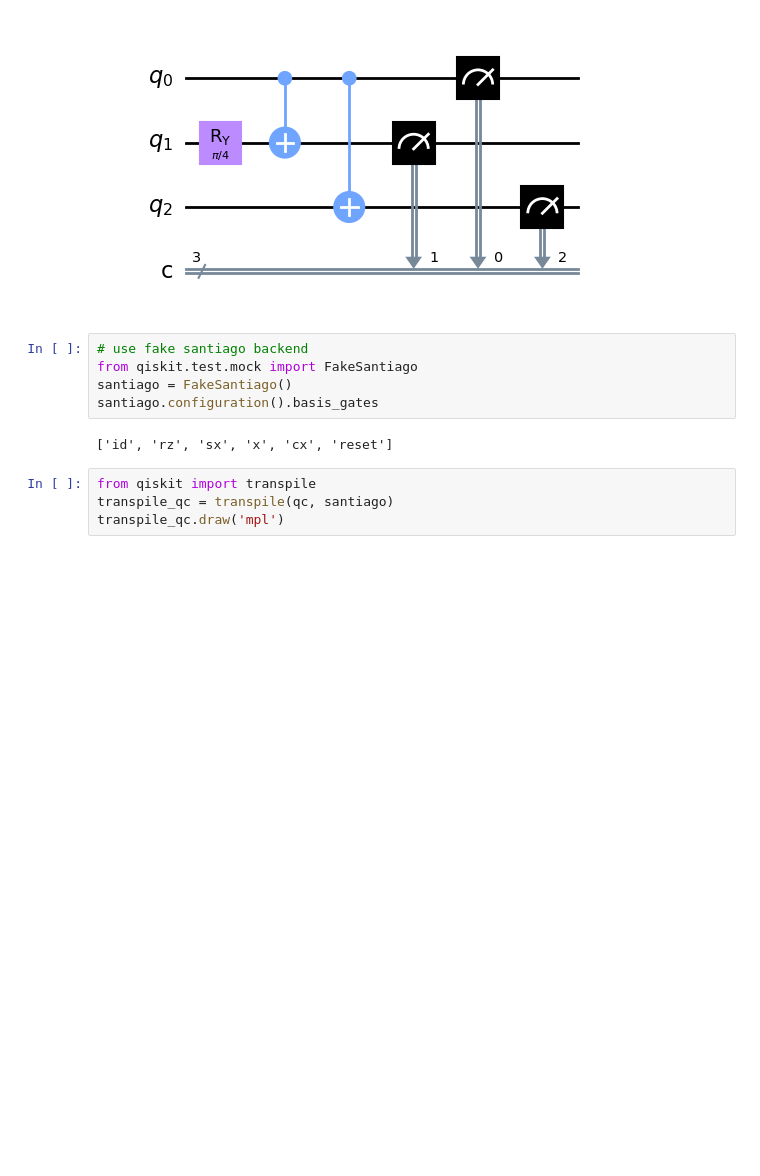
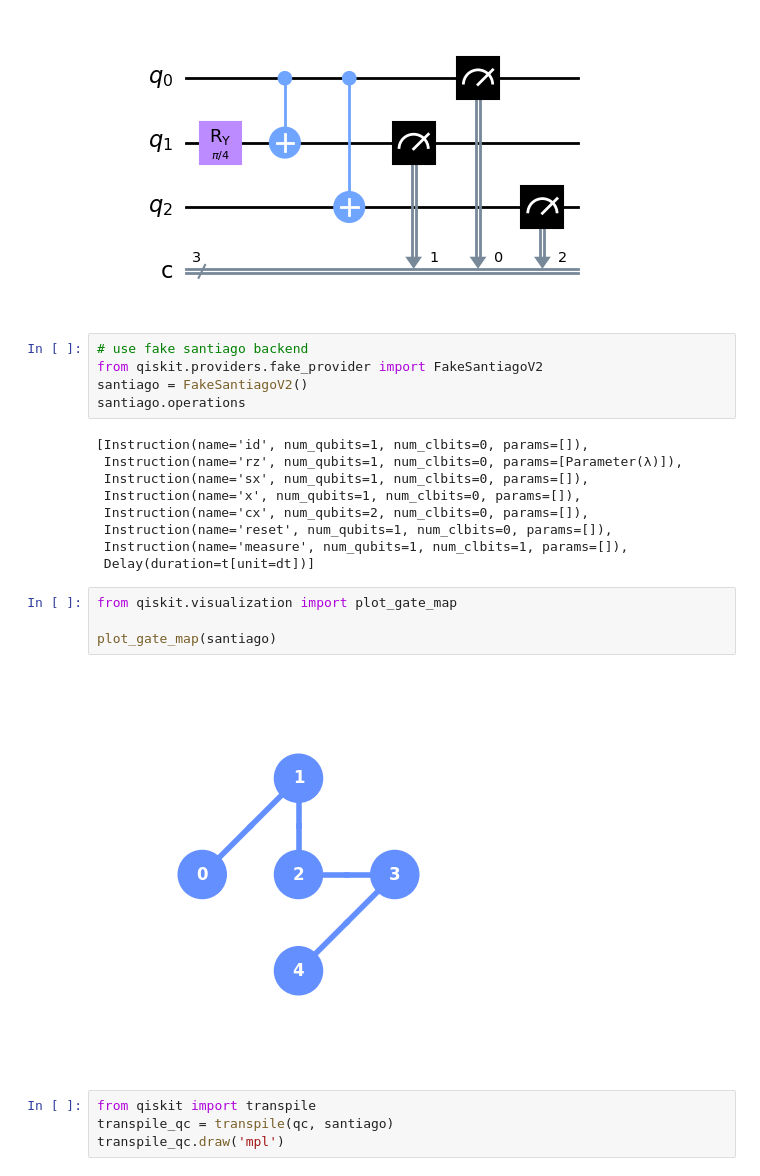
Before and after one commit to MarcMaussner/quantum_playground, a Jupyter notebook: 2023_ESE/ESE-Playground.ipynb, the cells around one changed output. Cells and saved outputs as stored; diff of their text form; blank space fills up the shorter version.

```diff
--- a/2023_ESE/ESE-Playground.ipynb
+++ b/2023_ESE/ESE-Playground.ipynb
@@ -17,11 +17,24 @@ qc.draw('mpl')
 [figure]
 # %%
 # use fake santiago backend
-from qiskit.test.mock import FakeSantiago
-santiago = FakeSantiago()
-santiago.configuration().basis_gates
+from qiskit.providers.fake_provider import FakeSantiagoV2
+santiago = FakeSantiagoV2()
+santiago.operations
 # %% [output]
-['id', 'rz', 'sx', 'x', 'cx', 'reset']
+[Instruction(name='id', num_qubits=1, num_clbits=0, params=[]),
+ Instruction(name='rz', num_qubits=1, num_clbits=0, params=[Parameter(λ)]),
+ Instruction(name='sx', num_qubits=1, num_clbits=0, params=[]),
+ Instruction(name='x', num_qubits=1, num_clbits=0, params=[]),
+ Instruction(name='cx', num_qubits=2, num_clbits=0, params=[]),
+ Instruction(name='reset', num_qubits=1, num_clbits=0, params=[]),
+ Instruction(name='measure', num_qubits=1, num_clbits=1, params=[]),
+ Delay(duration=t[unit=dt])]
+# %%
+from qiskit.visualization import plot_gate_map
+
+plot_gate_map(santiago)
+# %% [output]
+[figure, added]
 # %%
 from qiskit import transpile
 transpile_qc = transpile(qc, santiago)
```
Also changed, not shown: parts of 6 cells of this notebook.
